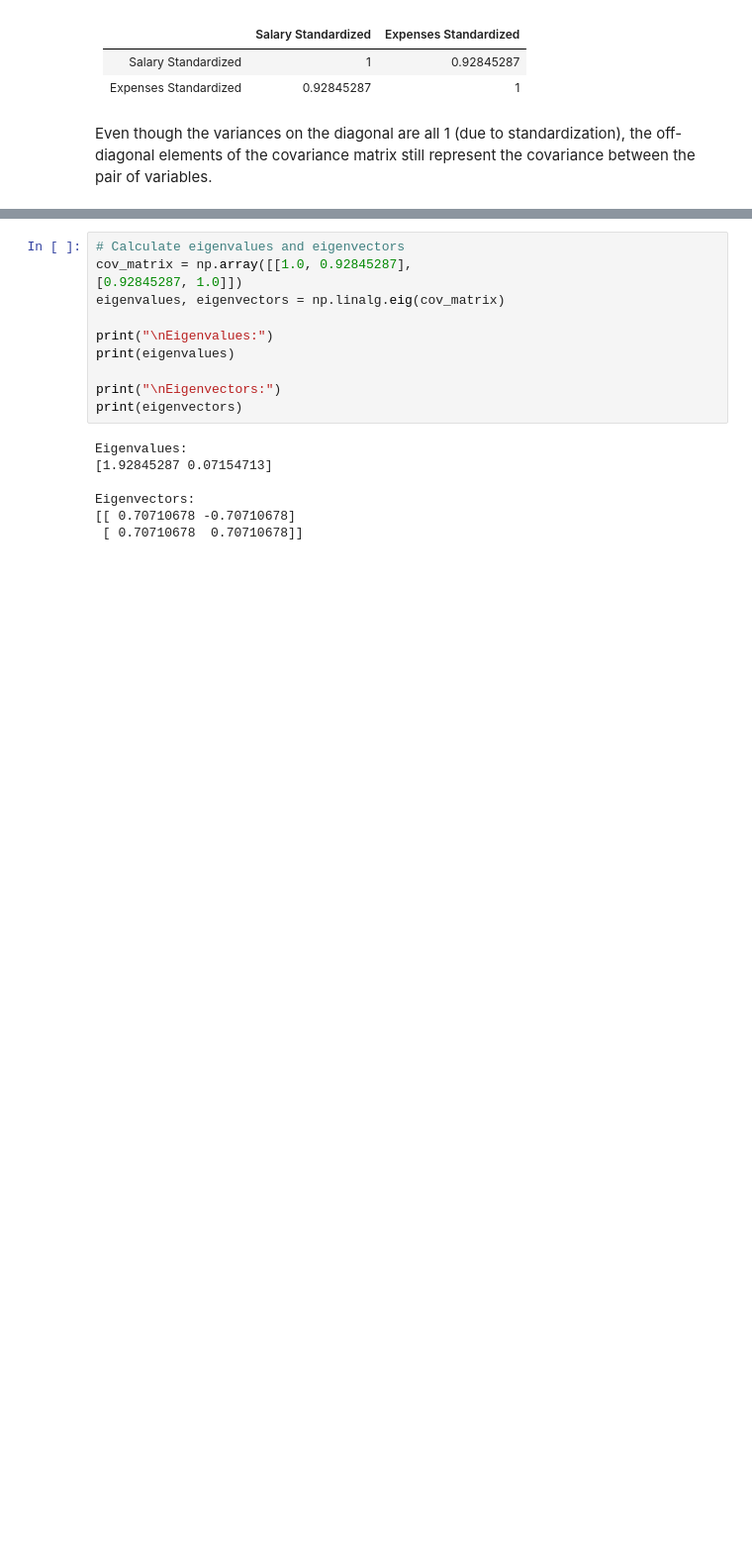
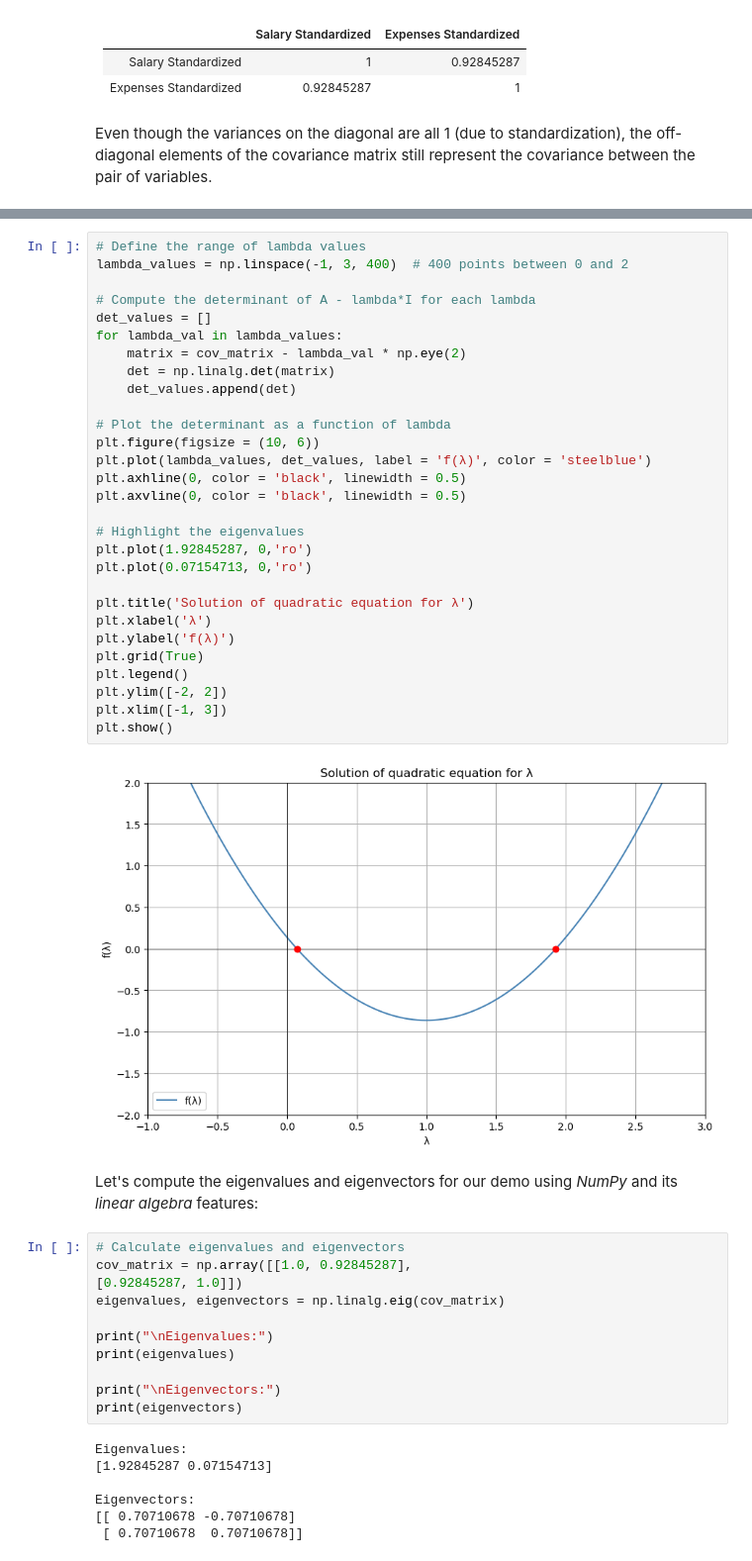
Before and after one commit to KalinaMarkova/Math-for-Developers-Course, a Jupyter notebook: 08. Exam Project/Draft.ipynb, the cells around one changed output, grey strips where cells are left out. Shown: that part at 99% size. Saved outputs shown, nothing was run; the diff lists cells and outputs as text; blank space fills up the shorter version.

```diff
--- a/08. Exam Project/Draft.ipynb
+++ b/08. Exam Project/Draft.ipynb
@@ -191,3 +216,36 @@ Let's compute the eigenvalues and eigenvectors for our demo using *NumPy*:
+# %%
+# Define the range of lambda values
+lambda_values = np.linspace(-1, 3, 400)  # 400 points between 0 and 2
+
+# Compute the determinant of A - lambda*I for each lambda
+det_values = []
+for lambda_val in lambda_values:
+    matrix = cov_matrix - lambda_val * np.eye(2)
+    det = np.linalg.det(matrix)
+    det_values.append(det)
+
+# Plot the determinant as a function of lambda
+plt.figure(figsize = (10, 6))
+plt.plot(lambda_values, det_values, label = 'f(λ)', color = 'steelblue')
+plt.axhline(0, color = 'black', linewidth = 0.5)
+plt.axvline(0, color = 'black', linewidth = 0.5)
+
+# Highlight the eigenvalues
+plt.plot(1.92845287, 0,'ro')
+plt.plot(0.07154713, 0,'ro')
+
+plt.title('Solution of quadratic equation for λ')
+plt.xlabel('λ')
+plt.ylabel('f(λ)')
+plt.grid(True)
+plt.legend()
+plt.ylim([-2, 2])
+plt.xlim([-1, 3])
+plt.show()
+# %% [output]
+[figure, added]
+# %% [markdown]
+Let's compute the eigenvalues and eigenvectors for our demo using *NumPy* and its *linear algebra* features:
 # %%
 # Calculate eigenvalues and eigenvectors
 cov_matrix = np.array([[1.0, 0.92845287],
```
Also changed, not shown: parts of 45 cells of this notebook.
